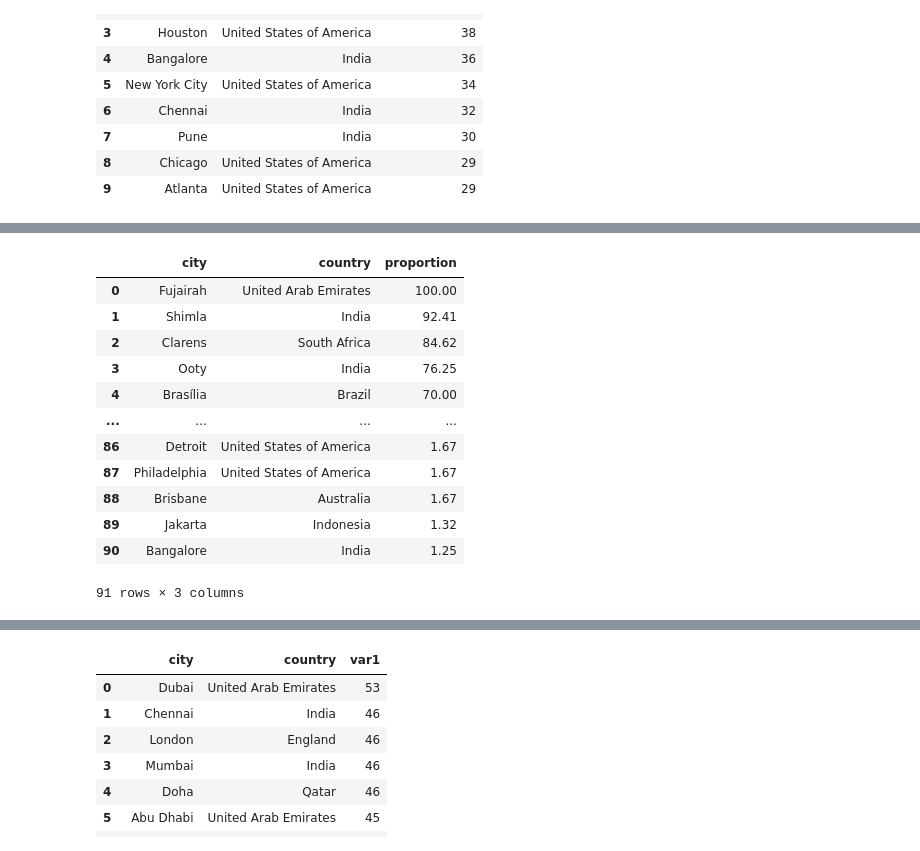
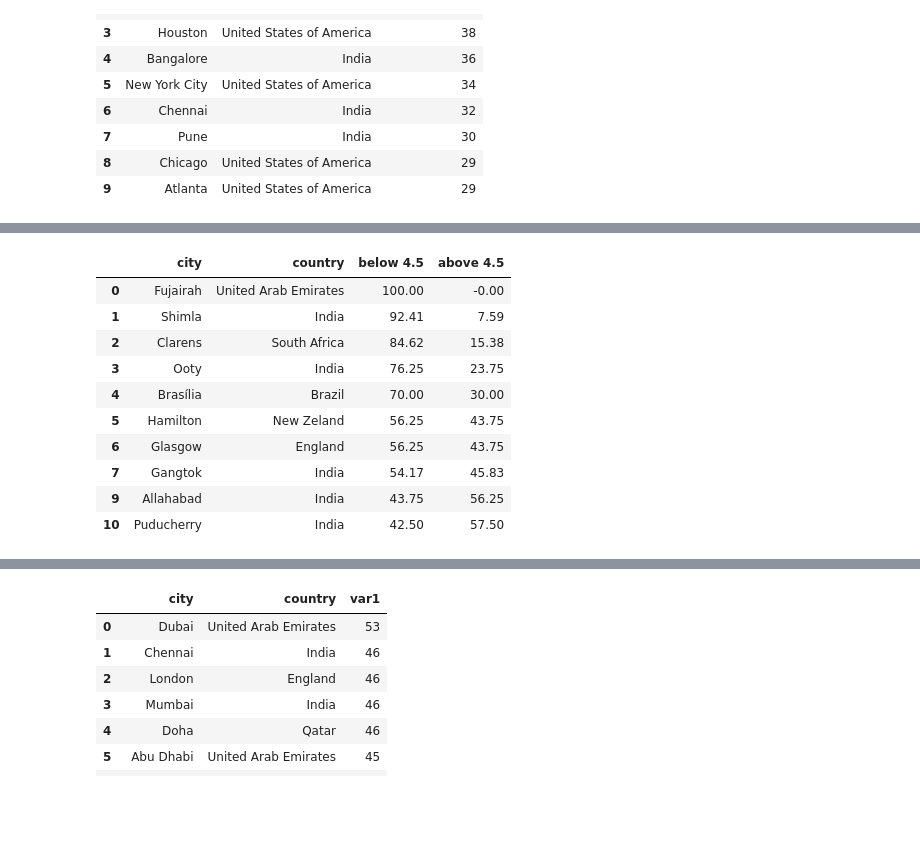
Before and after one commit to Eduardo-95-DS/Eat-Well-Dashboard, a Jupyter notebook: notebooks/business_questions.ipynb, the cells around one changed output, grey strips where cells are left out. Saved outputs shown, nothing was run; the diff lists cells and outputs as text; code cells hidden in the pictures; blank space fills up the shorter version.

```diff
--- a/notebooks/business_questions.ipynb
+++ b/notebooks/business_questions.ipynb
@@ -837,42 +876,42 @@ df1
 # %%
 df1 = df[(df['aggregate_rating']<4.0) & (df['votes']>3)]
 df2 = df[['city', 'country', 'restaurant_id']].groupby(['city', 'country']).count().reset_index()  # total de restaurantes por cidade
 
 df_merged = pd.merge(df2, df1[['city', 'country', 'restaurant_id']]
                     .groupby(['city', 'country'])
                      .count()
                      .reset_index(), on=['city', 'country'], how='left', suffixes=('_total', '_rating_below_4'))
 
 # cidades sem restaurantes com nota abaixo de 4
 df_merged['restaurant_id_rating_below_4'] = df_merged['restaurant_id_rating_below_4'].fillna(0).astype(int)
 
 df_merged['proportion_rating_below_4'] = df_merged['restaurant_id_rating_below_4'] / df_merged['restaurant_id_total']
 
 df1 = (df_merged.sort_values('proportion_rating_below_4', ascending=False)
                 .rename(columns={'restaurant_id_total':'restaurants',
                                  'restaurant_id_rating_below_4':'rating_below_4',
                                  'proportion_rating_below_4':'proportion'})
                 .reset_index())
 
 df1['proportion'] = (df1['proportion'] * 100).round(2)
-df1=df1[df1['rating_below_4']>0]
+df1=df1[df1['restaurants']>10]
 df1=df1[['city', 'country','proportion']]
 
-df1
+df1['above 4.5']=(df1['proportion']-100) *-1
+df1=df1.rename(columns={'proportion':'below 4.5'}).sort_values('below 4.5',ascending=False)
+df1.head(10)
 # %% [output]
-|  | city | country | proportion |
-| 0 | Fujairah | United Arab Emirates | 100.00 |
-| 1 | Shimla | India | 92.41 |
-| 2 | Clarens | South Africa | 84.62 |
-| 3 | Ooty | India | 76.25 |
-| 4 | Brasília | Brazil | 70.00 |
-| ... | ... | ... | ... |
-| 86 | Detroit | United States of America | 1.67 |
-| 87 | Philadelphia | United States of America | 1.67 |
-| 88 | Brisbane | Australia | 1.67 |
-| 89 | Jakarta | Indonesia | 1.32 |
-| 90 | Bangalore | India | 1.25 |
+|  | city | country | below 4.5 | above 4.5 |
+| 0 | Fujairah | United Arab Emirates | 100.00 | -0.00 |
+| 1 | Shimla | India | 92.41 | 7.59 |
+| 2 | Clarens | South Africa | 84.62 | 15.38 |
+| 3 | Ooty | India | 76.25 | 23.75 |
+| 4 | Brasília | Brazil | 70.00 | 30.00 |
+| 5 | Hamilton | New Zeland | 56.25 | 43.75 |
+| 6 | Glasgow | England | 56.25 | 43.75 |
+| 7 | Gangtok | India | 54.17 | 45.83 |
+| 9 | Allahabad | India | 43.75 | 56.25 |
+| 10 | Puducherry | India | 42.50 | 57.50 |
-91 rows × 3 columns
 # %%
 # 4. Qual o nome da cidade que possui o maior valor médio de um prato para dois?
 
```
Also changed, not shown: parts of 4 cells of this notebook, 1 other file.
